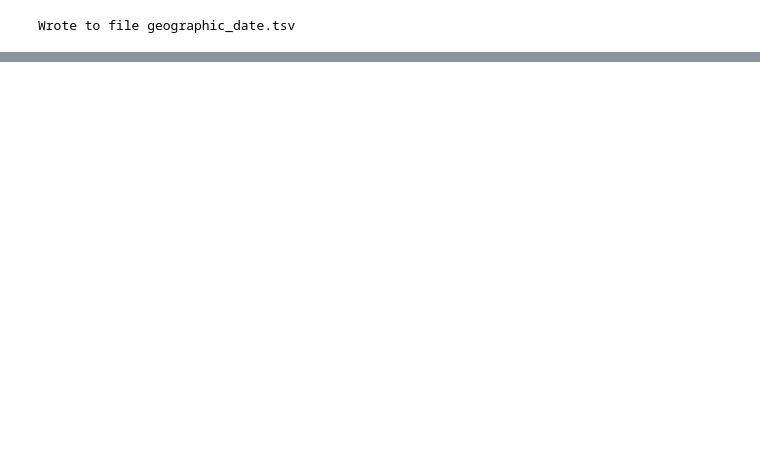
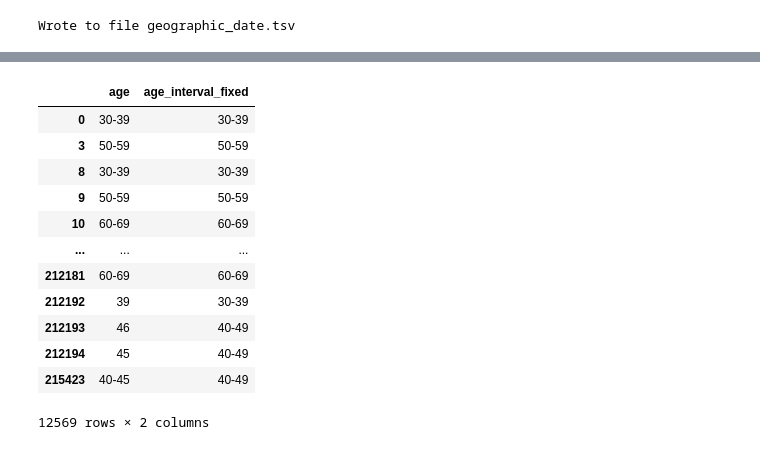
Before and after one commit to apetkau/comp7944-project, a Jupyter notebook: data/nCoV2019/for_use/extract-transactions.ipynb, the cells around one changed output, grey strips where cells are left out. Cells and saved outputs as stored; diff of their text form; code cells hidden in the pictures; blank space fills up the shorter version.

```diff
--- a/data/nCoV2019/for_use/extract-transactions.ipynb
+++ b/data/nCoV2019/for_use/extract-transactions.ipynb
@@ -267,0 +346,39 @@ Wrote to file geographic_date.tsv
+# %%
+def in_intervals_list(value, interval_list):
+    for i in interval_list:
+        if value in i:
+            return True
+    return False
+
+interval_list = [
+    P.closed(0,9),
+    P.closed(10,19),
+    P.closed(20,29),
+    P.closed(30,39),
+    P.closed(40,49),
+    P.closed(50,59),
+    P.closed(60,69),
+    P.closed(70,79),
+    P.closed(80,89),
+    P.closed(90,99),
+    P.closed(100,109),
+    P.closed(110,119),
+    P.closed(120,129)
+]
+
+d = data['age_interval'].dropna()
+for age_interval in interval_list:
+    d[d.apply(lambda x: x in age_interval)] = age_interval
+
+print("Values not in intervals list (which will be set to NA)")
+print(d[~d.apply(lambda x: in_intervals_list(x, interval_list))])
+
+d[~d.apply(lambda x: in_intervals_list(x, interval_list))] = np.NaN
+
+interval_type = pd.CategoricalDtype(
+    categories = list(map(lambda x: str(x.lower) + '-' + str(x.upper), interval_list)),
+    ordered = True)
+data['age_interval_fixed'] = np.NaN
+data['age_interval_fixed'] = d.dropna().apply(lambda x: str(x.lower) + '-' + str(x.upper))
+data['age_interval_fixed'] = data['age_interval_fixed'].astype(interval_type)
+data['age_interval_fixed']
@@ -267,0 +412,16 @@ Wrote to file geographic_date.tsv
+# %%
+data[['age', 'age_interval_fixed']].dropna()
+# %% [output]
+|  | age | age_interval_fixed |
+| 0 | 30-39 | 30-39 |
+| 3 | 50-59 | 50-59 |
+| 8 | 30-39 | 30-39 |
+| 9 | 50-59 | 50-59 |
+| 10 | 60-69 | 60-69 |
+| ... | ... | ... |
+| 212181 | 60-69 | 60-69 |
+| 212192 | 39 | 30-39 |
+| 212193 | 46 | 40-49 |
+| 212194 | 45 | 40-49 |
+| 215423 | 40-45 | 40-49 |
+12569 rows × 2 columns
```
Also changed, not shown: parts of 10 cells of this notebook, 1 other file.
